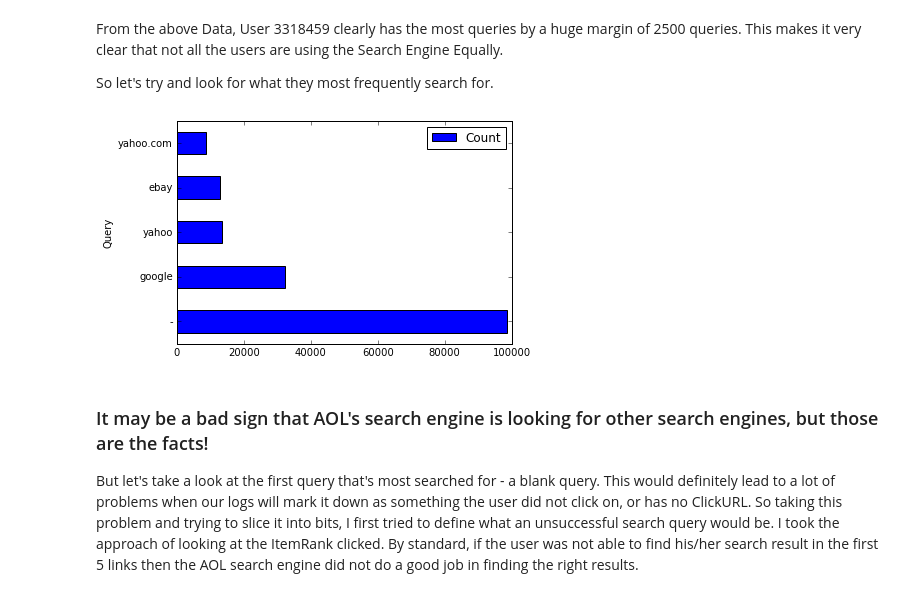
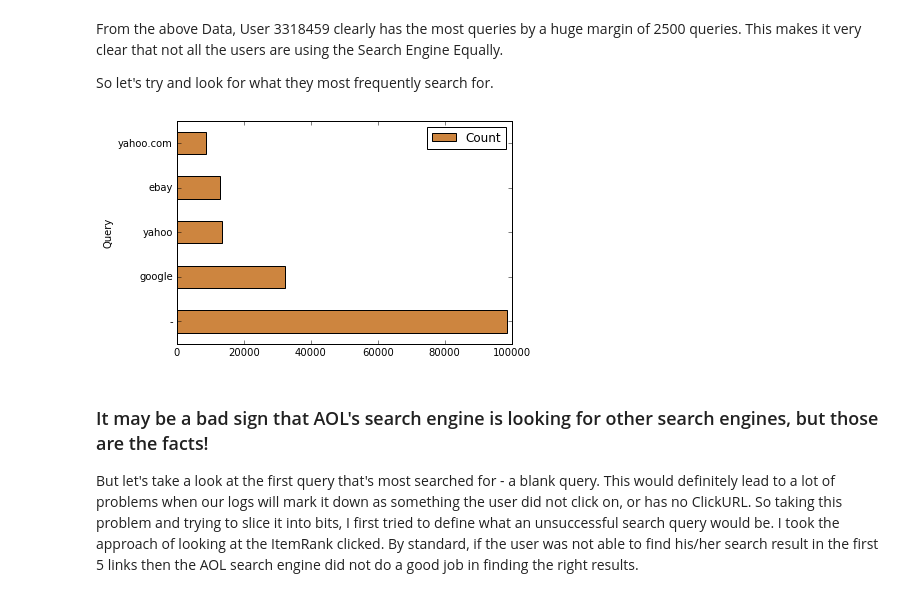
Before and after one commit to RohitJacob/AOL-Exploratory-Analysis, a Jupyter notebook: Promotional Analysis.ipynb, the cells around one changed output. Drawn from its saved outputs; the diff is of its cells as text; code cells hidden in the pictures.

```diff
--- a/Promotional Analysis.ipynb
+++ b/Promotional Analysis.ipynb
@@ -133,10 +143,10 @@ f = faq.head()
 f.index = f.Query
 f = f[['Count']]
 # %%
-f.plot(kind = 'barh')
+f.plot(kind = 'barh', color = "peru")
 plt.savefig('MostSearchedQueries.png')
 # %% [output]
-[figure, old version]
+[figure, new version]
 # %% [markdown]
 ### It may be a bad sign that AOL's search engine is looking for other search engines, but those are the facts!
 
```
Also changed, not shown: parts of 17 cells of this notebook, 8 other files.
